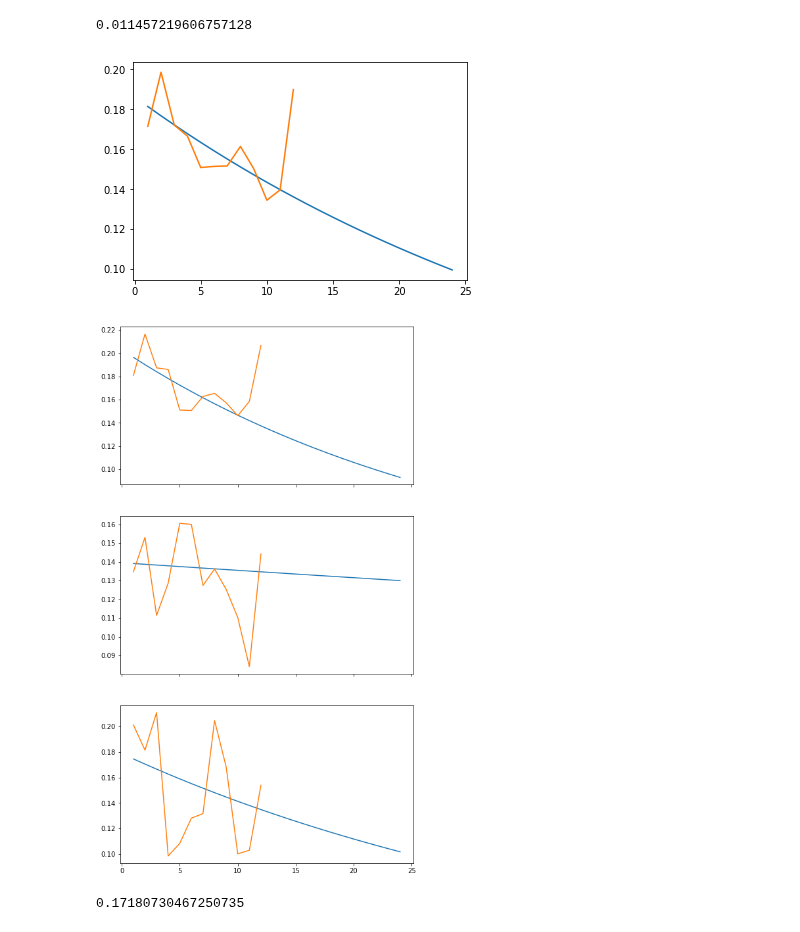
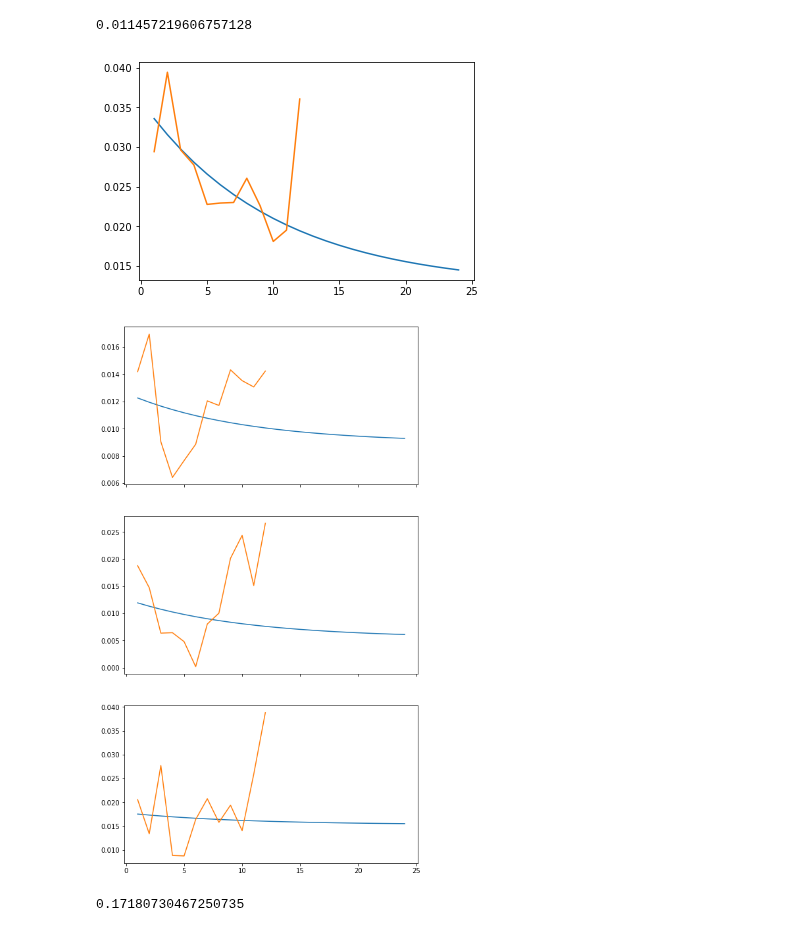
Before and after one commit to ibratface/dl_projects, a Jupyter notebook: zillow.ipynb, the cells around one changed output. Cells and saved outputs as stored; diff of their text form; code cells hidden in the pictures.

```diff
--- a/zillow.ipynb
+++ b/zillow.ipynb
@@ -274,29 +838,32 @@ txns['logerror'].mean()
 # %% [output]
 0.011457219606757128
 # %%
+zdata = DataLoader()
+gc.collect()
+
 def plot_stat(trend, actual, stat):
     plt.plot(trend['transaction_month'], trend[stat])
     plt.plot(actual['transaction_month'], actual[stat])
 
-trend = zillow_data.preprocessed.error_trend().groupby('transaction_month').mean().reset_index()
-actual = zillow_data.preprocessed.error_month
-plot_stat(trend, actual, 'logerror_month_std')
+trend = zdata.preprocessed.error_trend().groupby('transaction_month').mean().reset_index()
+actual = zdata.preprocessed.error_month
+plot_stat(trend, actual, 'logerror_month_var')
 # %% [output]
-[figure, old version]
+[figure, new version]
 # %%
 def plot_stat(trend, actual, stat, ax):
     ax.plot(trend['transaction_month'], trend[stat])
     ax.plot(actual['transaction_month'], actual[stat])
 
-actual = zillow_data.preprocessed.error_fips_month
-trend = zillow_data.preprocessed.error_trend()
+actual = zdata.preprocessed.error_fips_month
+trend = zdata.preprocessed.error_trend()
 ff, axes = plt.subplots(len(actual['fips'].unique()), sharex=True, figsize=(8,15))
 for f, ax in zip(actual['fips'].unique(), axes):
     actual_fips = actual[actual['fips'] == f]
     trend_fips = trend[trend['fips'] == f]
-    plot_stat(trend_fips, actual_fips, 'logerror_fips_month_std', ax)
+    plot_stat(trend_fips, actual_fips, 'logerror_fips_month_ave', ax)
 # %% [output]
-[figure, old version]
+[figure, new version]
 # %%
 def plot(coefs):
     xs = range(1, 25)
```
Also changed, not shown: parts of 59 cells of this notebook, 1 other file.
